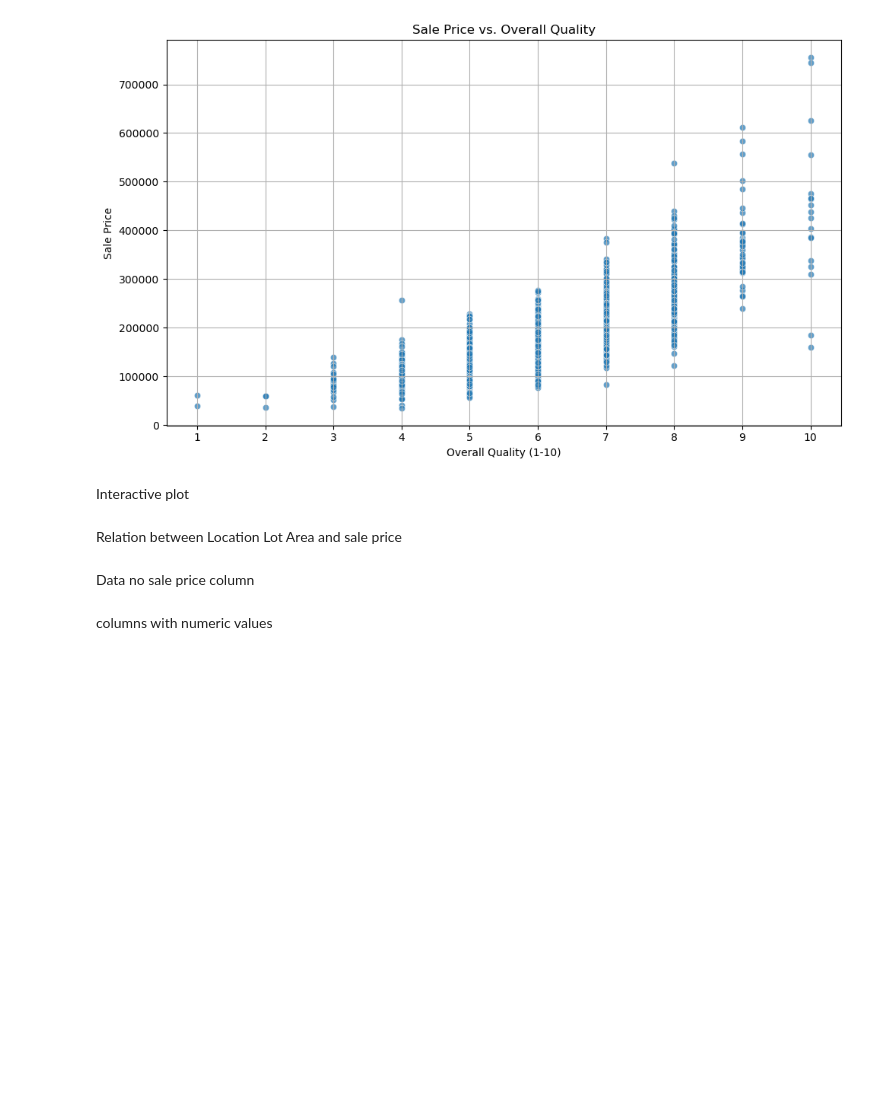
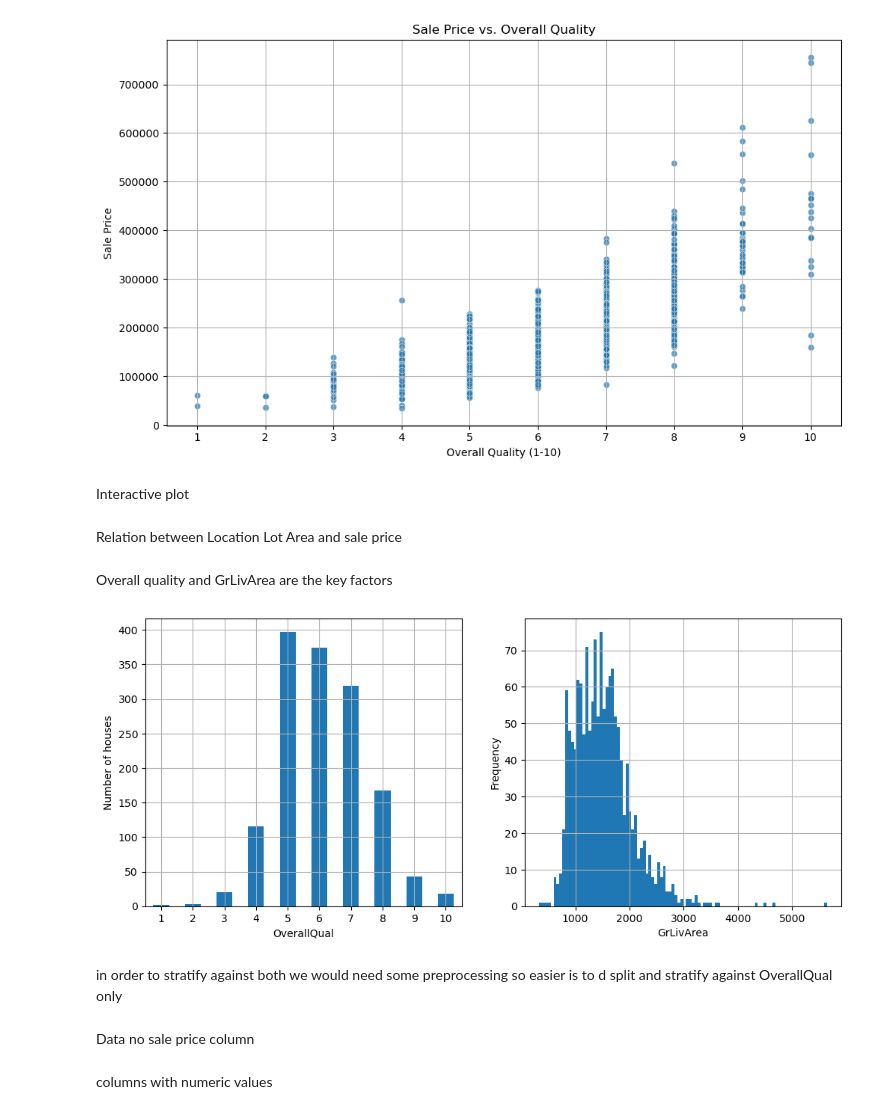
Before and after one commit to youssefabdalla/kaggle, a Jupyter notebook: kaggle_house_price_regression/house-prices-advanced-regression-techniques/house_price_kaggle_regression.ipynb, the cells around one changed output. Saved outputs shown, nothing was run; the diff lists cells and outputs as text; code cells hidden in the pictures; blank space fills up the shorter version.

```diff
--- a/kaggle_house_price_regression/house-prices-advanced-regression-techniques/house_price_kaggle_regression.ipynb
+++ b/kaggle_house_price_regression/house-prices-advanced-regression-techniques/house_price_kaggle_regression.ipynb
@@ -108,3 +235,24 @@ fig_neiborhood_lotArea_salPric.update_traces(
     marker=dict(sizeref=2 * neighborhood_data["LotArea"].max() / (50**2)),
 )
 fig_neiborhood_lotArea_salPric.show()
+# %% [markdown]
+Overall quality and GrLivArea are the key factors
+# %%
+# Create the first subplot
+plt.figure(figsize=(12, 5))
+
+plt.subplot(1, 2, 1)
+data['OverallQual'].value_counts().sort_index().plot.bar(rot=0, grid=True)
+plt.xlabel("OverallQual")
+plt.ylabel("Number of houses")
+
+plt.subplot(1, 2, 2)
+data['GrLivArea'].hist(bins=100)
+plt.xlabel("GrLivArea")
+plt.ylabel("Frequency")
+
+plt.show()
+# %% [output]
+[figure, added]
+# %% [markdown]
+in order to stratify against both we would need some preprocessing so easier is to d split and stratify against OverallQual only
```
Also changed, not shown: parts of 85 cells of this notebook, 3 other files.
